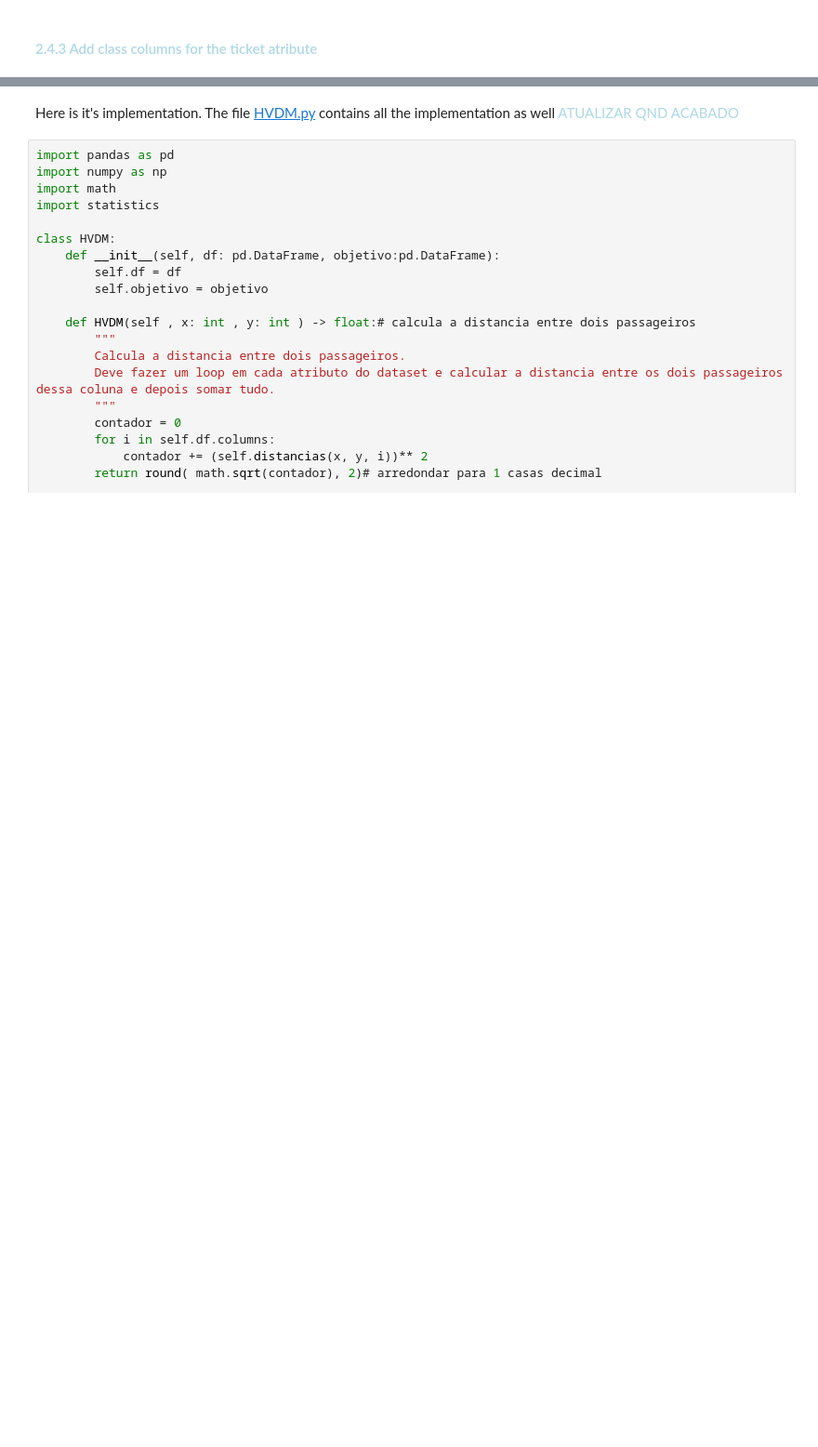
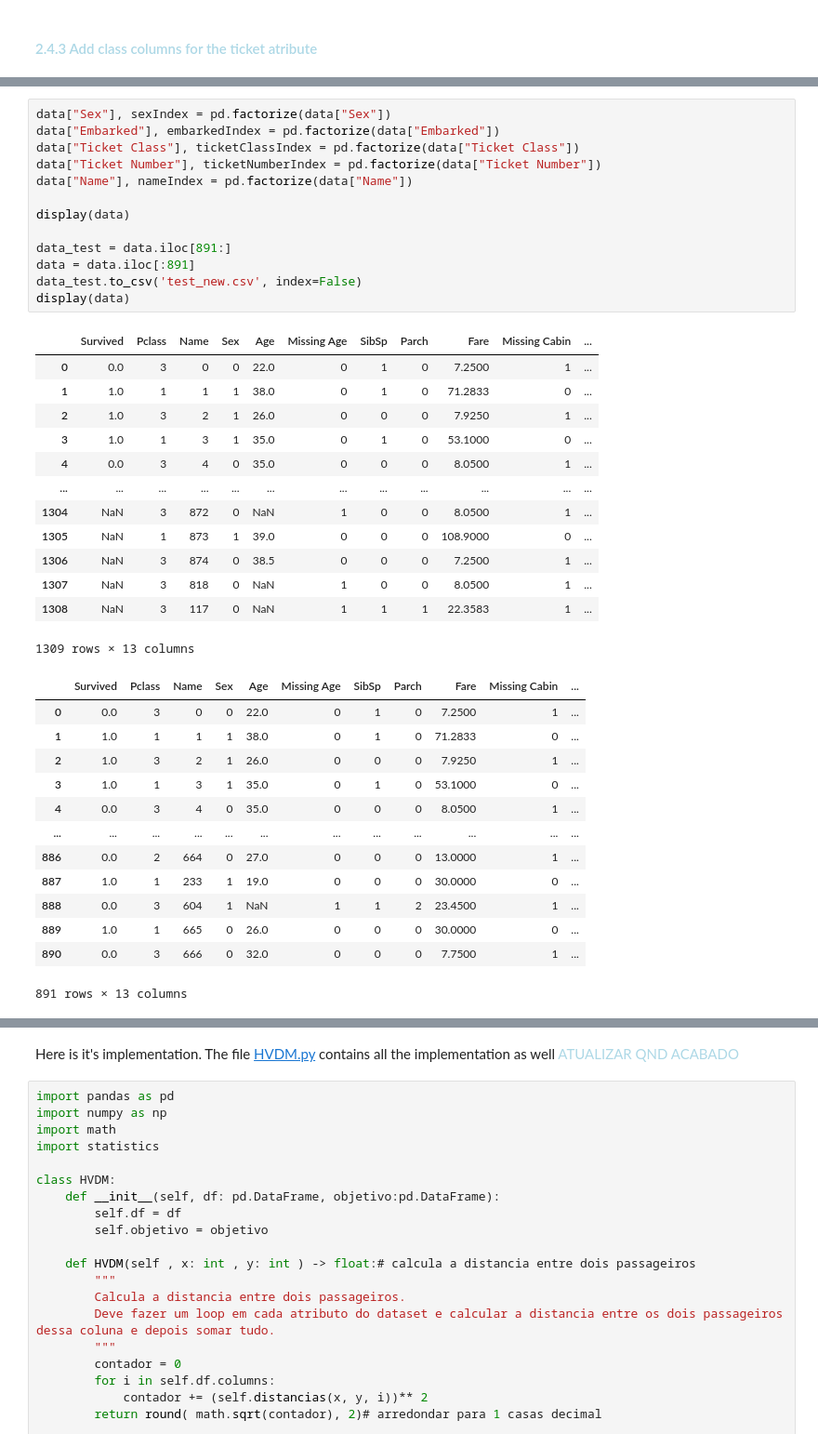
Before and after one commit to miguel-c05/Titanic-Survivability-Prediction, a Jupyter notebook: notebook.ipynb, the cells around one changed output, grey strips where cells are left out. Shown at 93% size. Drawn from its saved outputs; the diff is of its cells as text; blank space fills up the shorter version.

```diff
--- a/notebook.ipynb
+++ b/notebook.ipynb
@@ -317 +325,41 @@ display(data)
+# %%
+data["Sex"], sexIndex = pd.factorize(data["Sex"])
+data["Embarked"], embarkedIndex = pd.factorize(data["Embarked"])
+data["Ticket Class"], ticketClassIndex = pd.factorize(data["Ticket Class"])
+data["Ticket Number"], ticketNumberIndex = pd.factorize(data["Ticket Number"])
+data["Name"], nameIndex = pd.factorize(data["Name"])
+
+display(data)
+
+data_test = data.iloc[891:]
+data = data.iloc[:891]
+data_test.to_csv('test_new.csv', index=False)
+display(data)
+# %% [output]
+|  | Survived | Pclass | Name | Sex | Age | Missing Age | SibSp | Parch | Fare | Missing Cabin | ... |
+| 0 | 0.0 | 3 | 0 | 0 | 22.0 | 0 | 1 | 0 | 7.2500 | 1 | ... |
+| 1 | 1.0 | 1 | 1 | 1 | 38.0 | 0 | 1 | 0 | 71.2833 | 0 | ... |
+| 2 | 1.0 | 3 | 2 | 1 | 26.0 | 0 | 0 | 0 | 7.9250 | 1 | ... |
+| 3 | 1.0 | 1 | 3 | 1 | 35.0 | 0 | 1 | 0 | 53.1000 | 0 | ... |
+| 4 | 0.0 | 3 | 4 | 0 | 35.0 | 0 | 0 | 0 | 8.0500 | 1 | ... |
+| ... | ... | ... | ... | ... | ... | ... | ... | ... | ... | ... | ... |
+| 1304 | NaN | 3 | 872 | 0 | NaN | 1 | 0 | 0 | 8.0500 | 1 | ... |
+| 1305 | NaN | 1 | 873 | 1 | 39.0 | 0 | 0 | 0 | 108.9000 | 0 | ... |
+| 1306 | NaN | 3 | 874 | 0 | 38.5 | 0 | 0 | 0 | 7.2500 | 1 | ... |
+| 1307 | NaN | 3 | 818 | 0 | NaN | 1 | 0 | 0 | 8.0500 | 1 | ... |
+| 1308 | NaN | 3 | 117 | 0 | NaN | 1 | 1 | 1 | 22.3583 | 1 | ... |
+1309 rows × 13 columns
+|  | Survived | Pclass | Name | Sex | Age | Missing Age | SibSp | Parch | Fare | Missing Cabin | ... |
+| 0 | 0.0 | 3 | 0 | 0 | 22.0 | 0 | 1 | 0 | 7.2500 | 1 | ... |
+| 1 | 1.0 | 1 | 1 | 1 | 38.0 | 0 | 1 | 0 | 71.2833 | 0 | ... |
+| 2 | 1.0 | 3 | 2 | 1 | 26.0 | 0 | 0 | 0 | 7.9250 | 1 | ... |
+| 3 | 1.0 | 1 | 3 | 1 | 35.0 | 0 | 1 | 0 | 53.1000 | 0 | ... |
+| 4 | 0.0 | 3 | 4 | 0 | 35.0 | 0 | 0 | 0 | 8.0500 | 1 | ... |
+| ... | ... | ... | ... | ... | ... | ... | ... | ... | ... | ... | ... |
+| 886 | 0.0 | 2 | 664 | 0 | 27.0 | 0 | 0 | 0 | 13.0000 | 1 | ... |
+| 887 | 1.0 | 1 | 233 | 1 | 19.0 | 0 | 0 | 0 | 30.0000 | 0 | ... |
+| 888 | 0.0 | 3 | 604 | 1 | NaN | 1 | 1 | 2 | 23.4500 | 1 | ... |
+| 889 | 1.0 | 1 | 665 | 0 | 26.0 | 0 | 0 | 0 | 30.0000 | 0 | ... |
+| 890 | 0.0 | 3 | 666 | 0 | 32.0 | 0 | 0 | 0 | 7.7500 | 1 | ... |
+891 rows × 13 columns
 # %% [markdown]
```
Also changed, not shown: parts of 12 cells of this notebook, 2 other files.
